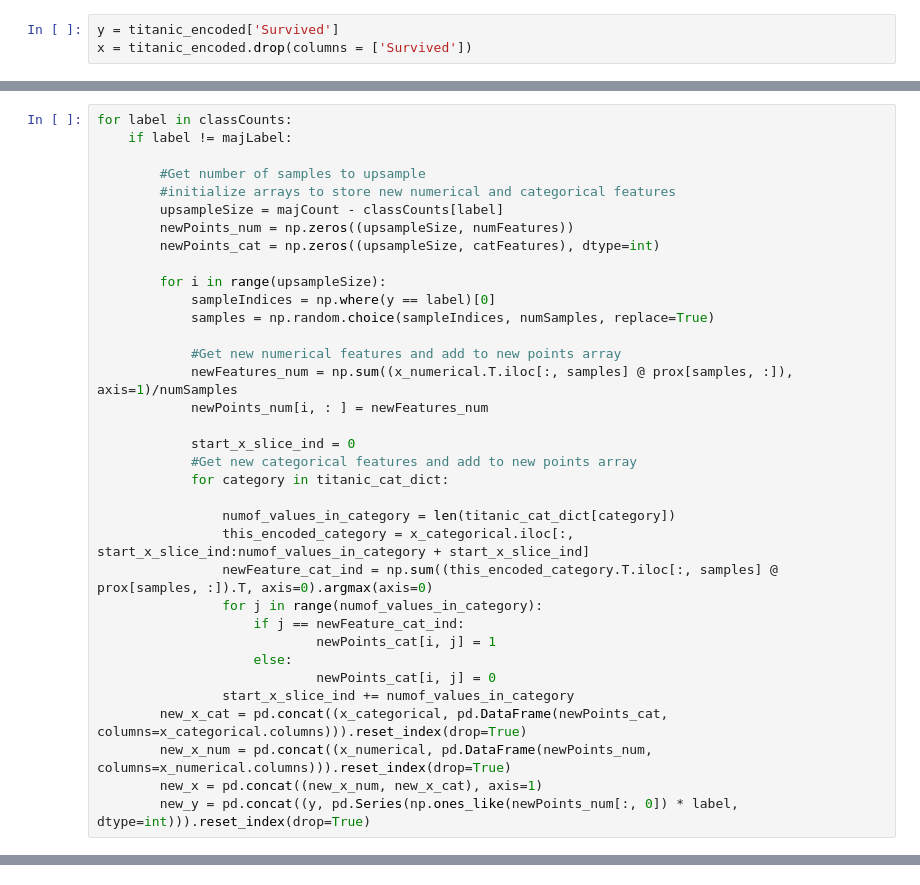
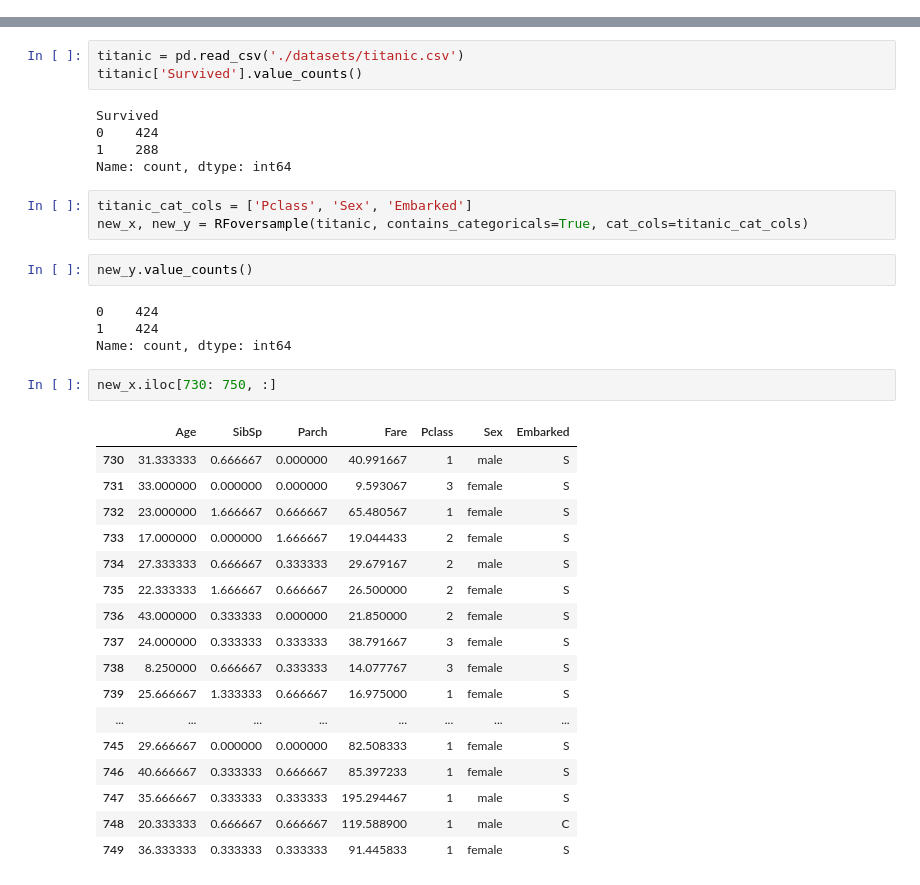
Before and after one commit to rhodes-byu/RF-Overample, a Jupyter notebook: rfoversample-testing.ipynb, the cells around one changed output, grey strips where cells are left out. Drawn from its saved outputs; the diff is of its cells as text.

```diff
--- a/rfoversample-testing.ipynb
+++ b/rfoversample-testing.ipynb
@@ -162,3 +0,0 @@ titanic_encoded = pd.get_dummies(titanic, columns=titanic_cat_cols, dtype=int)
-# %%
-y = titanic_encoded['Survived']
-x = titanic_encoded.drop(columns = ['Survived'])
@@ -183,35 +0,0 @@ catFeatures = x_categorical.shape[1]
-# %%
-for label in classCounts:
-    if label != majLabel:
-
-        #Get number of samples to upsample
-        #initialize arrays to store new numerical and categorical features
-        upsampleSize = majCount - classCounts[label]
-        newPoints_num = np.zeros((upsampleSize, numFeatures))
-        newPoints_cat = np.zeros((upsampleSize, catFeatures), dtype=int)
-
-        for i in range(upsampleSize):
-            sampleIndices = np.where(y == label)[0]
-            samples = np.random.choice(sampleIndices, numSamples, replace=True)
-
-            #Get new numerical features and add to new points array
-            newFeatures_num = np.sum((x_numerical.T.iloc[:, samples] @ prox[samples, :]), axis=1)/numSamples
-            newPoints_num[i, : ] = newFeatures_num
-
-            start_x_slice_ind = 0
-            #Get new categorical features and add to new points array
-            for category in titanic_cat_dict:
-
-                numof_values_in_category = len(titanic_cat_dict[category])
-                this_encoded_category = x_categorical.iloc[:, start_x_slice_ind:numof_values_in_category + start_x_slice_ind]
-                newFeature_cat_ind = np.sum((this_encoded_category.T.iloc[:, samples] @ prox[samples, :]).T, axis=0).argmax(axis=0)
-                for j in range(numof_values_in_category):
-                    if j == newFeature_cat_ind:
-                            newPoints_cat[i, j] = 1
-                    else:
-                            newPoints_cat[i, j] = 0
-                start_x_slice_ind += numof_values_in_category
-        new_x_cat = pd.concat((x_categorical, pd.DataFrame(newPoints_cat, columns=x_categorical.columns))).reset_index(drop=True)
-        new_x_num = pd.concat((x_numerical, pd.DataFrame(newPoints_num, columns=x_numerical.columns))).reset_index(drop=True)
-        new_x = pd.concat((new_x_num, new_x_cat), axis=1)
-        new_y = pd.concat((y, pd.Series(np.ones_like(newPoints_num[:, 0]) * label, dtype=int))).reset_index(drop=True)
@@ -391,0 +130,37 @@ new_x.iloc[713:730, :]
+# %%
+titanic = pd.read_csv('./datasets/titanic.csv')
+titanic['Survived'].value_counts()
+# %% [output]
+Survived
+0    424
+1    288
+Name: count, dtype: int64
+# %%
+titanic_cat_cols = ['Pclass', 'Sex', 'Embarked']
+new_x, new_y = RFoversample(titanic, contains_categoricals=True, cat_cols=titanic_cat_cols)
+# %%
+new_y.value_counts()
+# %% [output]
+0    424
+1    424
+Name: count, dtype: int64
+# %%
+new_x.iloc[730: 750, :]
+# %% [output]
+|  | Age | SibSp | Parch | Fare | Pclass | Sex | Embarked |
+| 730 | 31.333333 | 0.666667 | 0.000000 | 40.991667 | 1 | male | S |
+| 731 | 33.000000 | 0.000000 | 0.000000 | 9.593067 | 3 | female | S |
+| 732 | 23.000000 | 1.666667 | 0.666667 | 65.480567 | 1 | female | S |
+| 733 | 17.000000 | 0.000000 | 1.666667 | 19.044433 | 2 | female | S |
+| 734 | 27.333333 | 0.666667 | 0.333333 | 29.679167 | 2 | male | S |
+| 735 | 22.333333 | 1.666667 | 0.666667 | 26.500000 | 2 | female | S |
+| 736 | 43.000000 | 0.333333 | 0.000000 | 21.850000 | 2 | female | S |
+| 737 | 24.000000 | 0.333333 | 0.333333 | 38.791667 | 3 | female | S |
+| 738 | 8.250000 | 0.666667 | 0.333333 | 14.077767 | 3 | female | S |
+| 739 | 25.666667 | 1.333333 | 0.666667 | 16.975000 | 1 | female | S |
+| ... | ... | ... | ... | ... | ... | ... | ... |
+| 745 | 29.666667 | 0.000000 | 0.000000 | 82.508333 | 1 | female | S |
+| 746 | 40.666667 | 0.333333 | 0.666667 | 85.397233 | 1 | female | S |
+| 747 | 35.666667 | 0.333333 | 0.333333 | 195.294467 | 1 | male | S |
+| 748 | 20.333333 | 0.666667 | 0.666667 | 119.588900 | 1 | male | C |
+| 749 | 36.333333 | 0.333333 | 0.333333 | 91.445833 | 1 | female | S |
```
Also changed, not shown: parts of 40 cells of this notebook.
